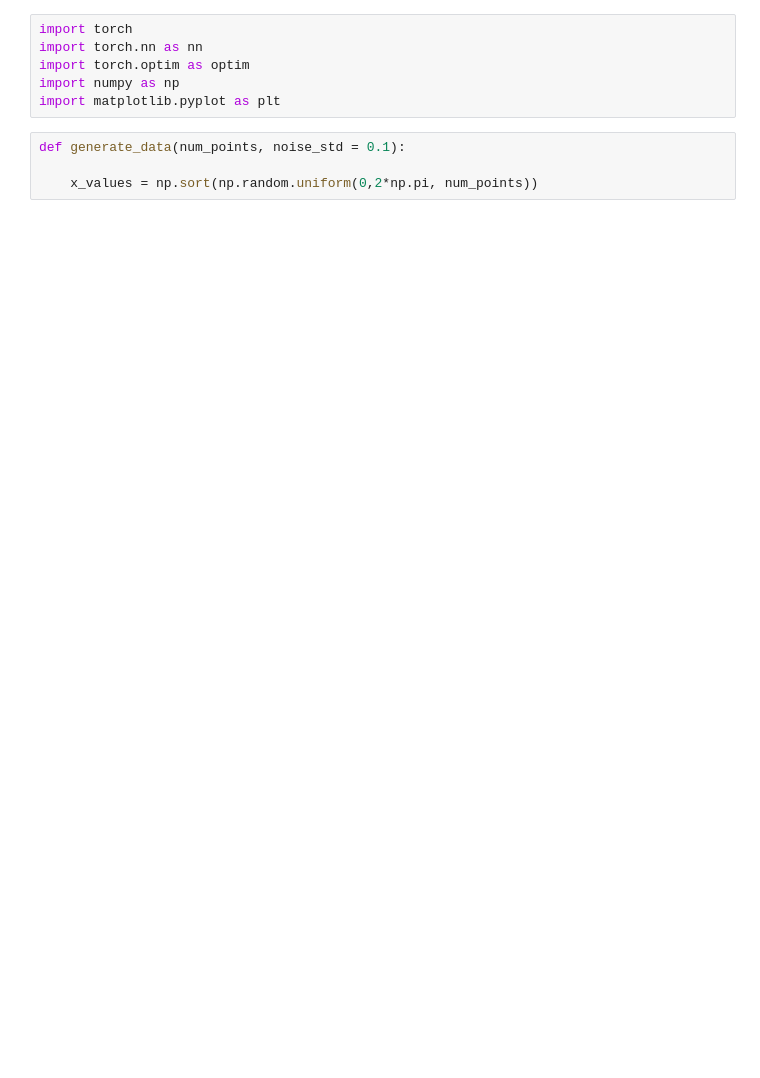
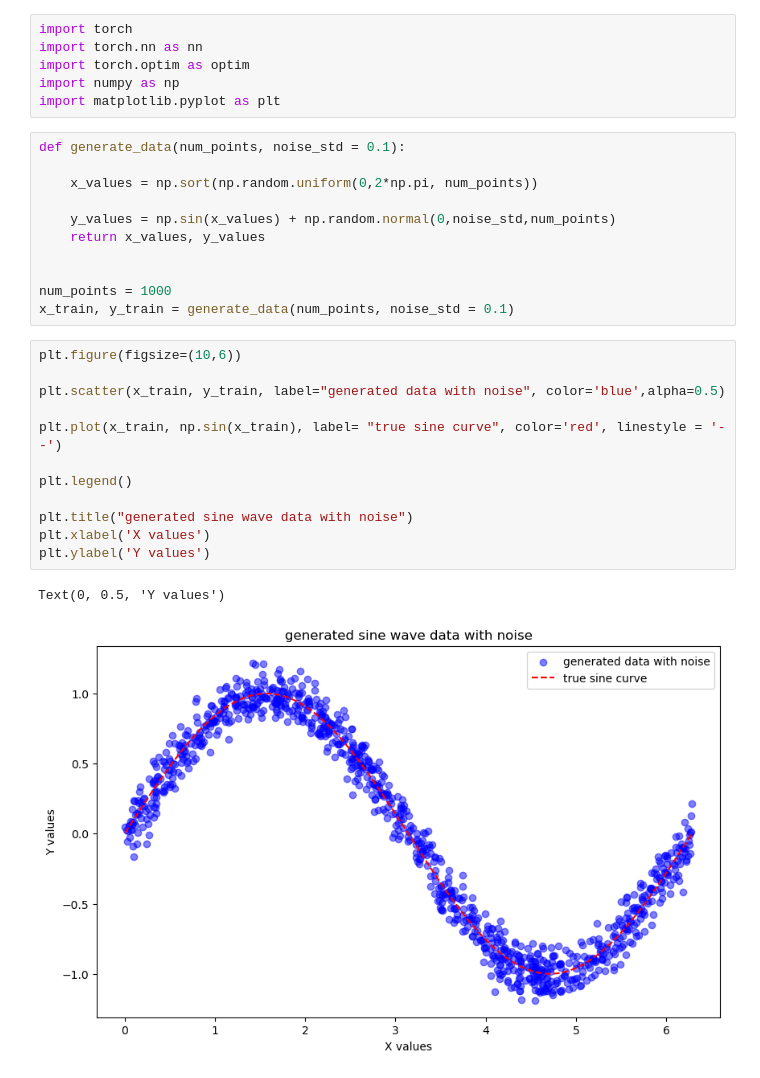
Before and after one commit to Vozikis/AI-for-Science, a Jupyter notebook: func-approximation.ipynb, the cells around one changed output. Saved outputs shown, nothing was run; the diff lists cells and outputs as text; blank space fills up the shorter version.

Commit message:
plot

```diff
--- a/func-approximation.ipynb
+++ b/func-approximation.ipynb
@@ -8,6 +8,28 @@ import matplotlib.pyplot as plt
 def generate_data(num_points, noise_std = 0.1):
 
     x_values = np.sort(np.random.uniform(0,2*np.pi, num_points))
+
+    y_values = np.sin(x_values) + np.random.normal(0,noise_std,num_points)
+    return x_values, y_values
+
+
+num_points = 1000
+x_train, y_train = generate_data(num_points, noise_std = 0.1)
+# %%
+plt.figure(figsize=(10,6))
+
+plt.scatter(x_train, y_train, label="generated data with noise", color='blue',alpha=0.5)
+
+plt.plot(x_train, np.sin(x_train), label= "true sine curve", color='red', linestyle = '--')
+
+plt.legend()
+
+plt.title("generated sine wave data with noise")
+plt.xlabel('X values')
+plt.ylabel('Y values')
+# %% [output]
+Text(0, 0.5, 'Y values')
+[figure, added]
 # %%
 num_points = 100
 x_values = np.sort(np.random.uniform(0,2*np.pi, num_points))
```
Also changed, not shown: parts of 2 cells of this notebook.
